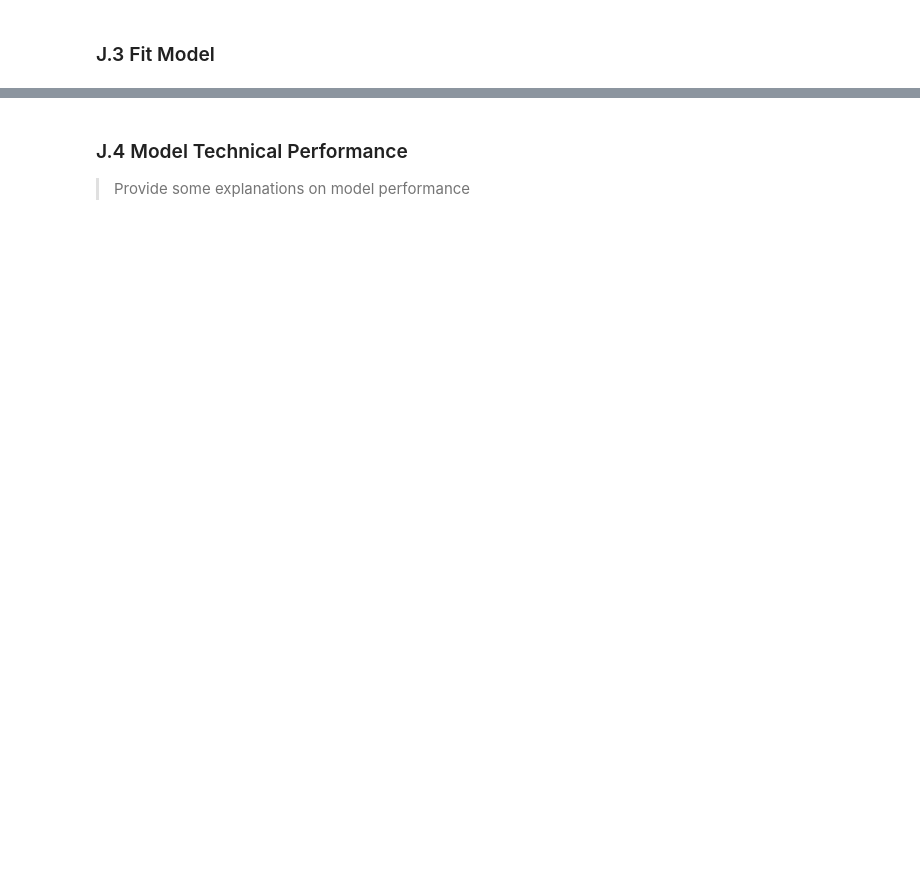
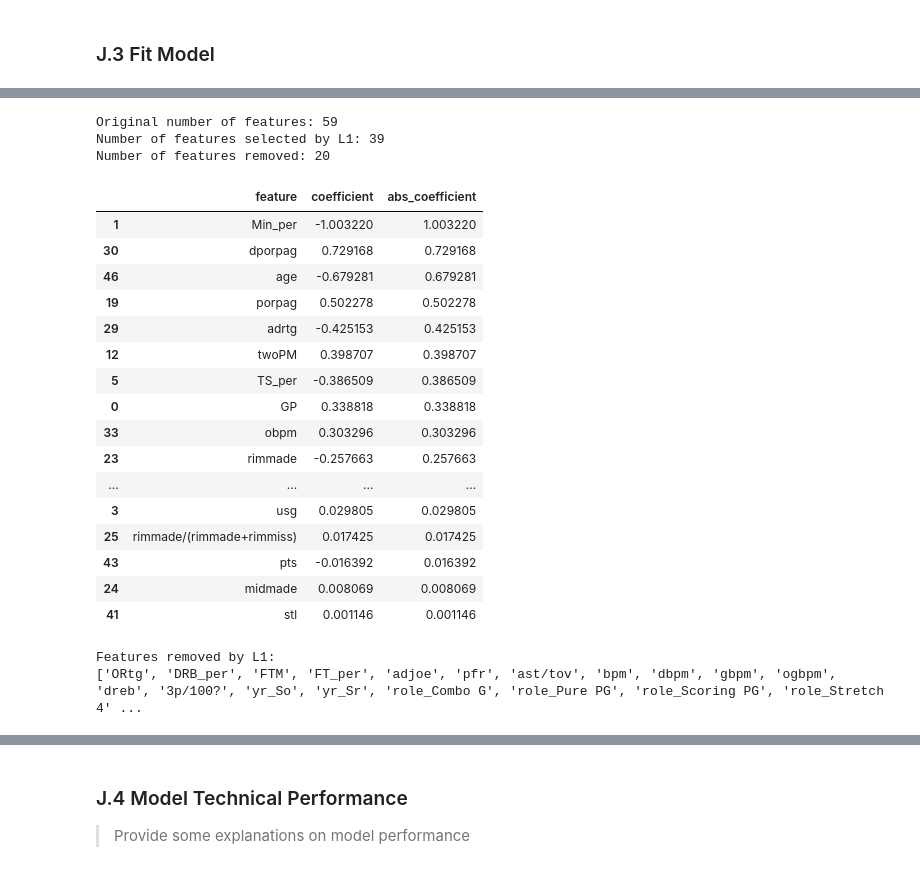
Before and after one commit to abychopda/nba-career-longevity-prediction, a Jupyter notebook: notebooks/abhishek_25611094/36120-26SP-group36-25611094-AT1-experiment-3.ipynb, the cells around one changed output, grey strips where cells are left out. Cells and saved outputs as stored; diff of their text form; code cells hidden in the pictures; blank space fills up the shorter version.

```diff
--- a/notebooks/abhishek_25611094/36120-26SP-group36-25611094-AT1-experiment-3.ipynb
+++ b/notebooks/abhishek_25611094/36120-26SP-group36-25611094-AT1-experiment-3.ipynb
@@ -561,0 +1169,75 @@ print_tile(size="h3", key='hyperparameters_selection_explanations', value=hyperp
+# %%
+l1_coefficients = pd.DataFrame({
+    "feature": X_train_scaled.columns,
+    "coefficient": l1_selector.coef_[0],
+})
+
+l1_coefficients["abs_coefficient"] = (
+    l1_coefficients["coefficient"].abs()
+)
+
+selected_features_l1 = l1_coefficients.loc[
+    l1_coefficients["coefficient"] != 0,
+    "feature"
+].tolist()
+
+print(
+    "Original number of features:",
+    X_train_scaled.shape[1]
+)
+
+print(
+    "Number of features selected by L1:",
+    len(selected_features_l1)
+)
+
+print(
+    "Number of features removed:",
+    X_train_scaled.shape[1] - len(selected_features_l1)
+)
+# %% [output]
+Original number of features: 59
+Number of features selected by L1: 39
+Number of features removed: 20
+# %%
+l1_selected_table = (
+    l1_coefficients[
+        l1_coefficients["coefficient"] != 0
+    ]
+    .sort_values(
+        "abs_coefficient",
+        ascending=False
+    )
+)
+
+display(l1_selected_table)
+# %% [output]
+|  | feature | coefficient | abs_coefficient |
+| 1 | Min_per | -1.003220 | 1.003220 |
+| 30 | dporpag | 0.729168 | 0.729168 |
+| 46 | age | -0.679281 | 0.679281 |
+| 19 | porpag | 0.502278 | 0.502278 |
+| 29 | adrtg | -0.425153 | 0.425153 |
+| 12 | twoPM | 0.398707 | 0.398707 |
+| 5 | TS_per | -0.386509 | 0.386509 |
+| 0 | GP | 0.338818 | 0.338818 |
+| 33 | obpm | 0.303296 | 0.303296 |
+| 23 | rimmade | -0.257663 | 0.257663 |
+| ... | ... | ... | ... |
+| 3 | usg | 0.029805 | 0.029805 |
+| 25 | rimmade/(rimmade+rimmiss) | 0.017425 | 0.017425 |
+| 43 | pts | -0.016392 | 0.016392 |
+| 24 | midmade | 0.008069 | 0.008069 |
+| 41 | stl | 0.001146 | 0.001146 |
+# %%
+l1_removed_features = [
+    feature
+    for feature in X_train_scaled.columns
+    if feature not in selected_features_l1
+]
+
+print("Features removed by L1:")
+print(l1_removed_features)
+# %% [output]
+Features removed by L1:
+['ORtg', 'DRB_per', 'FTM', 'FT_per', 'adjoe', 'pfr', 'ast/tov', 'bpm', 'dbpm', 'gbpm', 'ogbpm', 'dreb', '3p/100?', 'yr_So', 'yr_Sr', 'role_Combo G', 'role_Pure PG', 'role_Scoring PG', 'role_Stretch 4' ...
```
Also changed, not shown: parts of 148 cells of this notebook, 4 other files.
